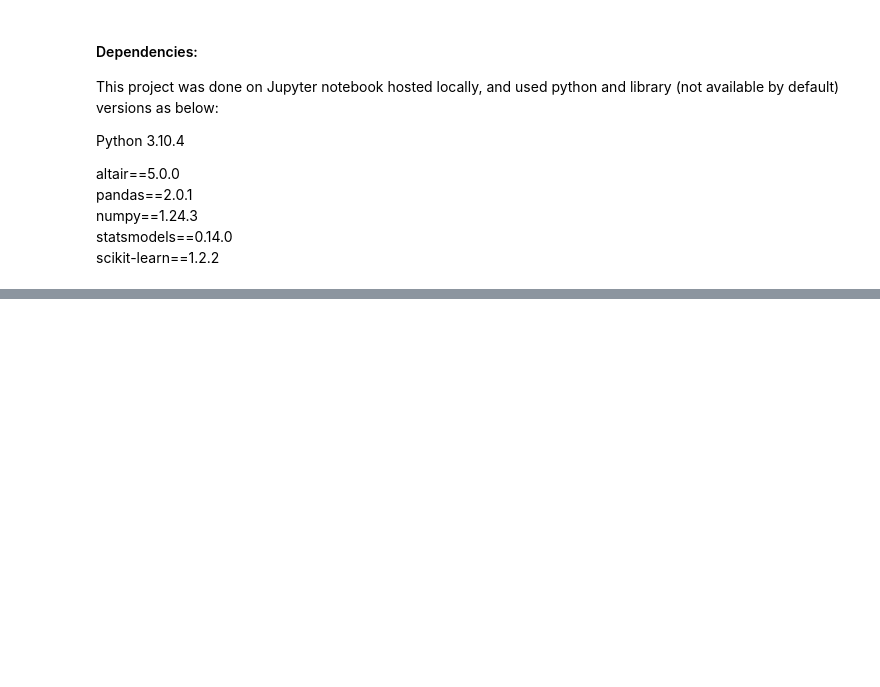
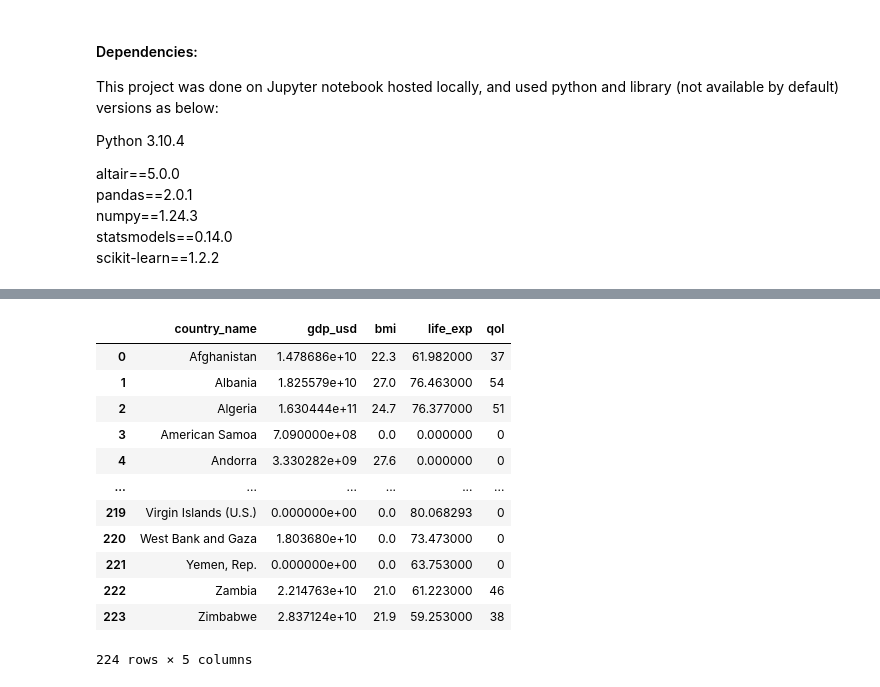
Before and after one commit to koigawa/milestone_project_I, a Jupyter notebook: IPYNB/5_REGRESSION.ipynb, the cells around one changed output, grey strips where cells are left out. Cells and saved outputs as stored; diff of their text form; code cells hidden in the pictures; blank space fills up the shorter version.

```diff
--- a/IPYNB/5_REGRESSION.ipynb
+++ b/IPYNB/5_REGRESSION.ipynb
@@ -78,0 +85,20 @@ foreign_domestic.head(5)
+# %%
+secondary_ind = pd.read_csv("OUTPUTFILE/SECONDARY_INDICATORS_AGG.csv")
+
+secondary_ind = secondary_ind.drop(columns=["mv_usd", "power_rating"])
+
+secondary_ind
+# %% [output]
+|  | country_name | gdp_usd | bmi | life_exp | qol |
+| 0 | Afghanistan | 1.478686e+10 | 22.3 | 61.982000 | 37 |
+| 1 | Albania | 1.825579e+10 | 27.0 | 76.463000 | 54 |
+| 2 | Algeria | 1.630444e+11 | 24.7 | 76.377000 | 51 |
+| 3 | American Samoa | 7.090000e+08 | 0.0 | 0.000000 | 0 |
+| 4 | Andorra | 3.330282e+09 | 27.6 | 0.000000 | 0 |
+| ... | ... | ... | ... | ... | ... |
+| 219 | Virgin Islands (U.S.) | 0.000000e+00 | 0.0 | 80.068293 | 0 |
+| 220 | West Bank and Gaza | 1.803680e+10 | 0.0 | 73.473000 | 0 |
+| 221 | Yemen, Rep. | 0.000000e+00 | 0.0 | 63.753000 | 0 |
+| 222 | Zambia | 2.214763e+10 | 21.0 | 61.223000 | 46 |
+| 223 | Zimbabwe | 2.837124e+10 | 21.9 | 59.253000 | 38 |
+224 rows × 5 columns
```
Also changed, not shown: parts of 7 cells of this notebook, 1 other file.
